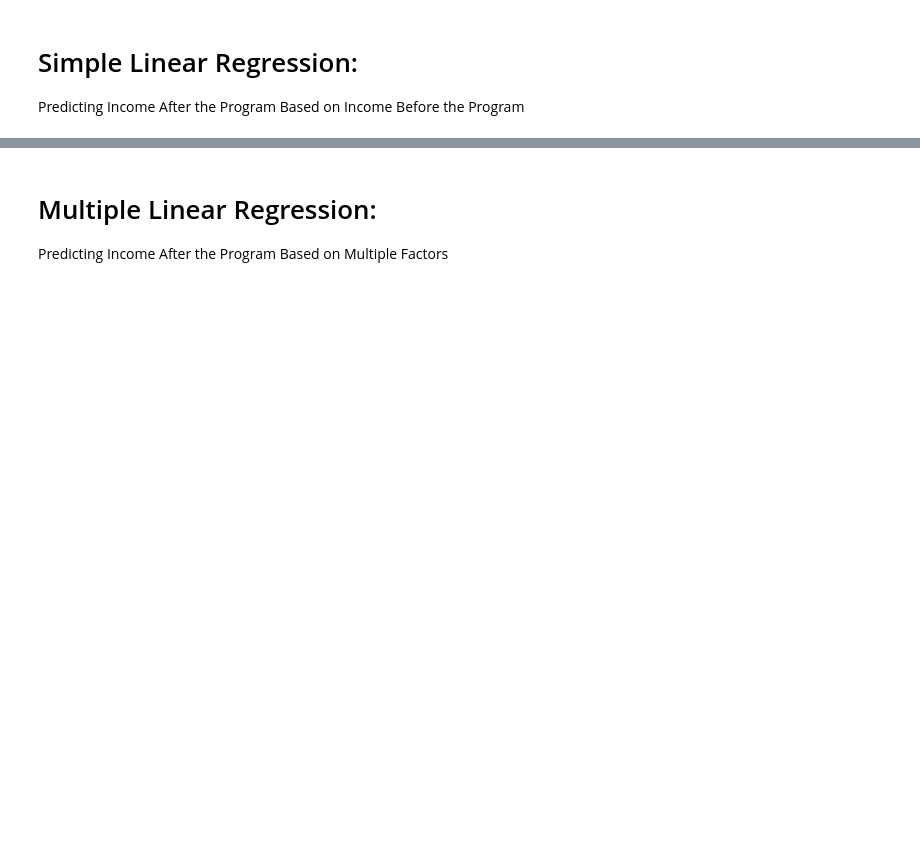
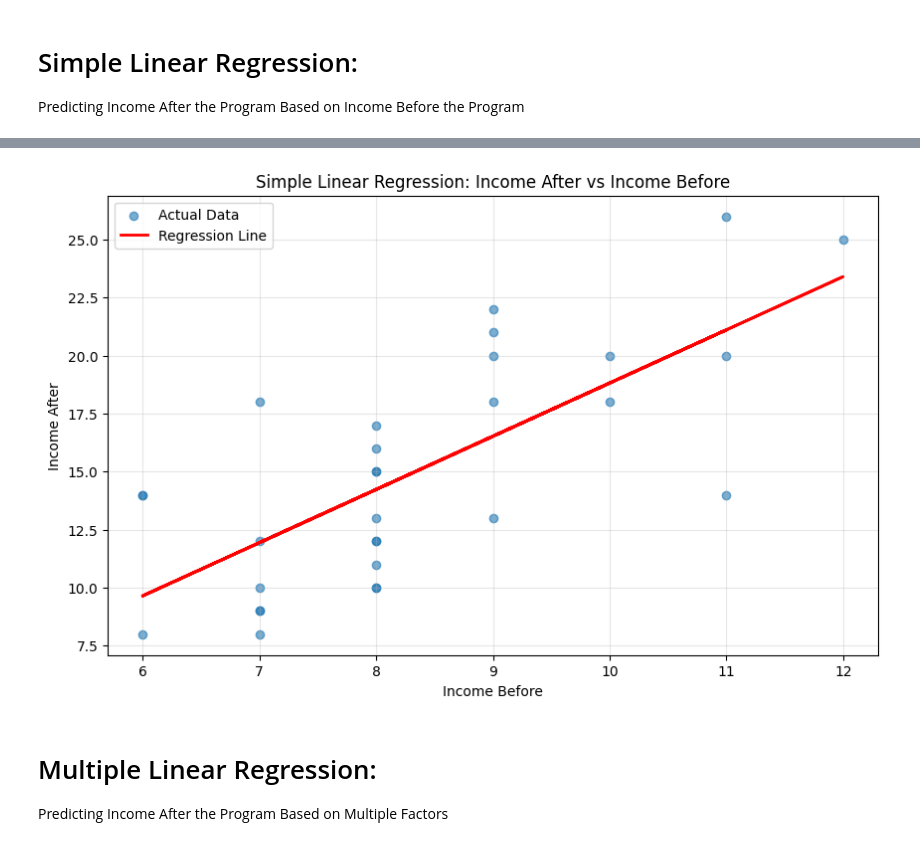
Before and after one commit to MSMacksood/Principles-of-DS-25.1-CW, a Jupyter notebook: Linear_Regression.ipynb, the cells around one changed output, grey strips where cells are left out. Drawn from its saved outputs; the diff is of its cells as text; code cells hidden in the pictures; blank space fills up the shorter version.

Commit message:
Added Regression Plots, Cleaner Cell Splitting

```diff
--- a/Linear_Regression.ipynb
+++ b/Linear_Regression.ipynb
@@ -39,6 +39,20 @@ Covariance Type:            nonrobust
 
 Notes:
 [1] Standard Errors assume that the covariance matrix of the errors is correctly specified.
+# %%
+# Plot the regression
+import matplotlib.pyplot as plt
+plt.figure(figsize=(10, 6))
+plt.scatter(X, Y, alpha=0.6, label='Actual Data')
+plt.plot(X, model.predict(X_with_const), color='red', linewidth=2, label='Regression Line')
+plt.xlabel('Income Before')
+plt.ylabel('Income After')
+plt.title('Simple Linear Regression: Income After vs Income Before')
+plt.legend()
+plt.grid(True, alpha=0.3)
+plt.show()
+# %% [output]
+[figure, added]
 # %% [markdown]
 # Multiple Linear Regression:
 Predicting Income After the Program Based on Multiple Factors
```
Also changed, not shown: parts of 3 cells of this notebook, 1 other file.
